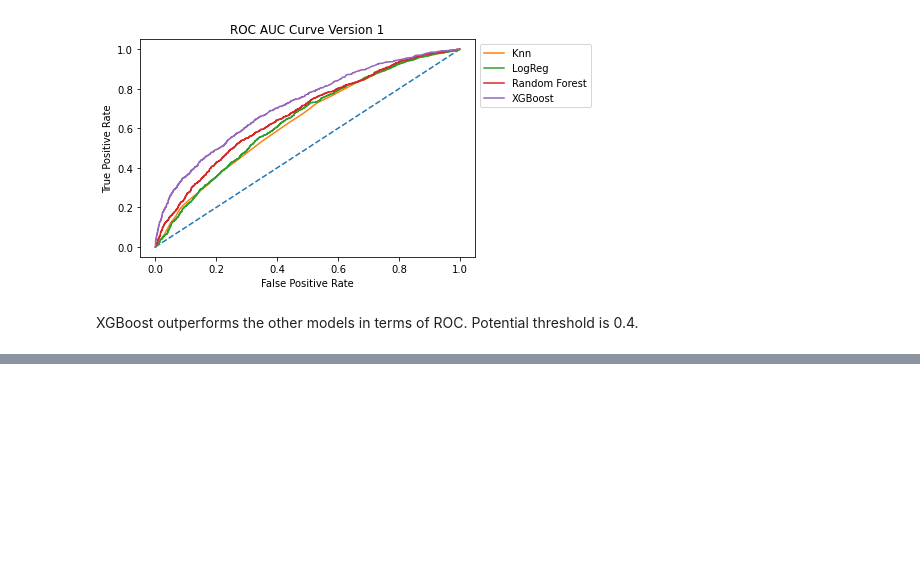
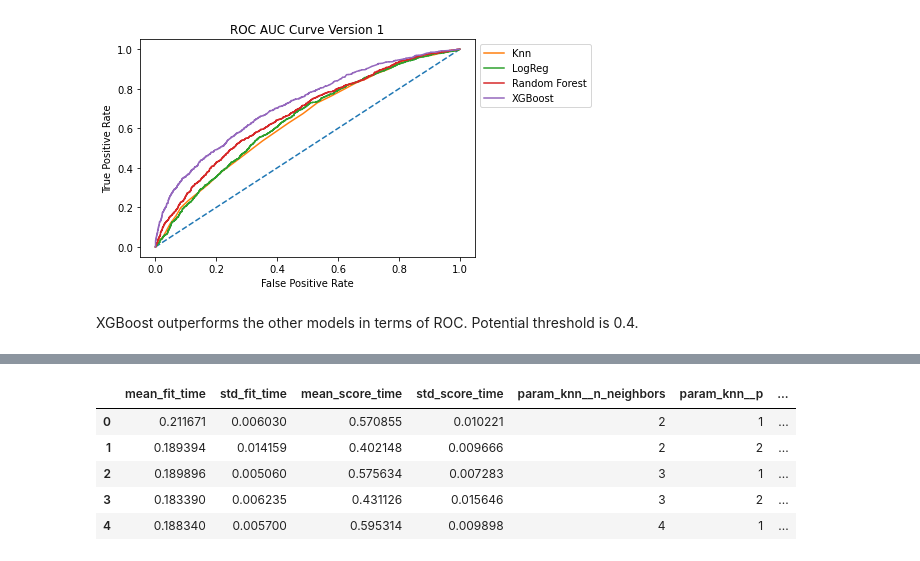
Before and after one commit to aauyeung19/Metis-Project-3, a Jupyter notebook: lib/model_eval.ipynb, the cells around one changed output, grey strips where cells are left out. Cells and saved outputs as stored; diff of their text form; code cells hidden in the pictures; blank space fills up the shorter version.

```diff
--- a/lib/model_eval.ipynb
+++ b/lib/model_eval.ipynb
@@ -105,0 +123,9 @@ Potential threshold is 0.4.
+# %%
+knn_df.head()
+# %% [output]
+|  | mean_fit_time | std_fit_time | mean_score_time | std_score_time | param_knn__n_neighbors | param_knn__p | ... |
+| 0 | 0.211671 | 0.006030 | 0.570855 | 0.010221 | 2 | 1 | ... |
+| 1 | 0.189394 | 0.014159 | 0.402148 | 0.009666 | 2 | 2 | ... |
+| 2 | 0.189896 | 0.005060 | 0.575634 | 0.007283 | 3 | 1 | ... |
+| 3 | 0.183390 | 0.006235 | 0.431126 | 0.015646 | 3 | 2 | ... |
+| 4 | 0.188340 | 0.005700 | 0.595314 | 0.009898 | 4 | 1 | ... |
```
Also changed, not shown: parts of 6 cells of this notebook, 3 other files.
